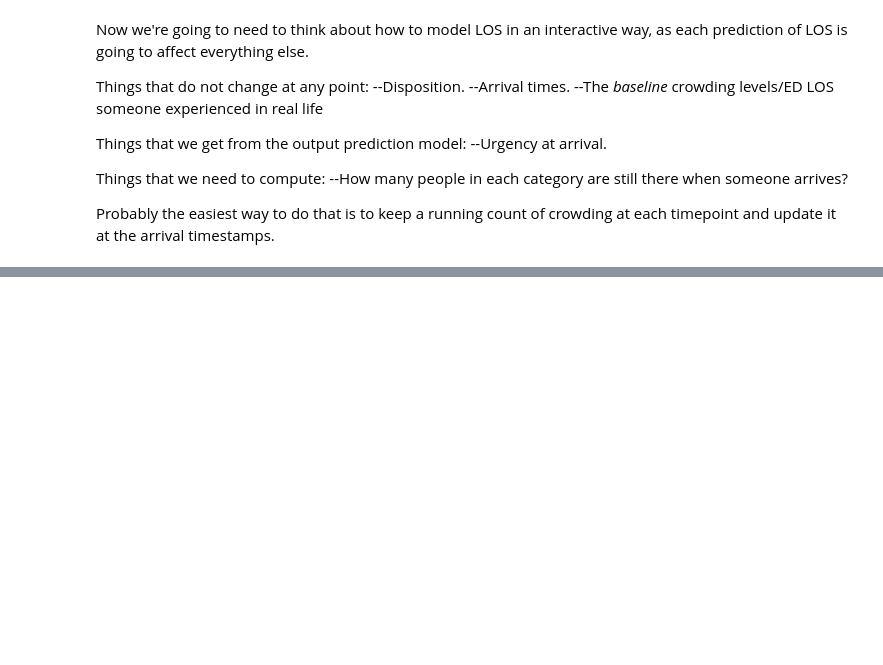
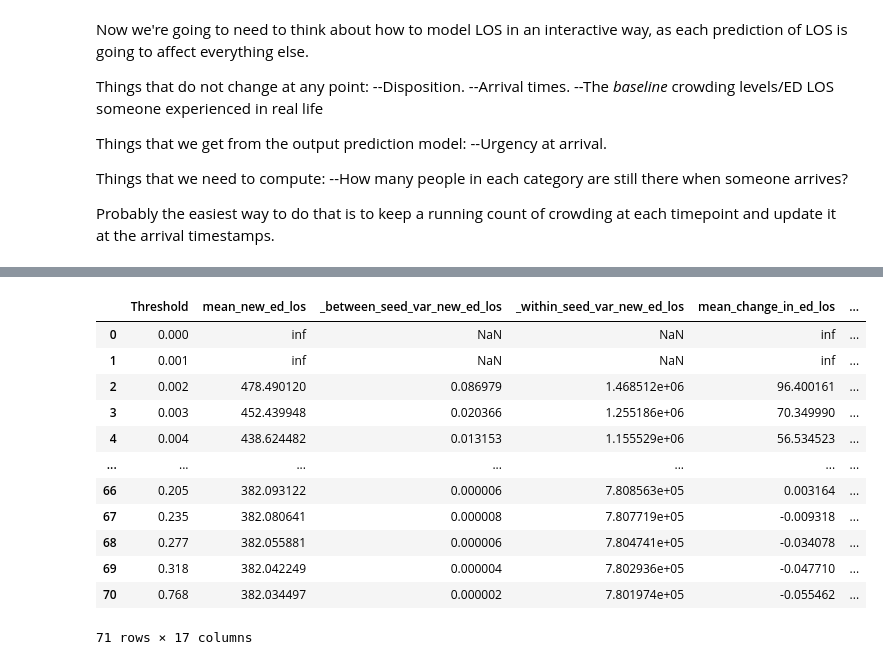
Before and after one commit to hcoggan/decompensation-prediction, a Jupyter notebook: bch-extract-general-crowding-effects.ipynb, the cells around one changed output, grey strips where cells are left out. Saved outputs shown, nothing was run; the diff lists cells and outputs as text; code cells hidden in the pictures; blank space fills up the shorter version.

```diff
--- a/bch-extract-general-crowding-effects.ipynb
+++ b/bch-extract-general-crowding-effects.ipynb
@@ -1141,0 +1549,18 @@ sim_results.to_csv("sim-results.csv")
+# %%
+overall_results = pd.read_csv(save_filepath + "outputs/overall-sim-results.csv", index_col=0)
+
+overall_results
+# %% [output]
+|  | Threshold | mean_new_ed_los | _between_seed_var_new_ed_los | _within_seed_var_new_ed_los | mean_change_in_ed_los | ... |
+| 0 | 0.000 | inf | NaN | NaN | inf | ... |
+| 1 | 0.001 | inf | NaN | NaN | inf | ... |
+| 2 | 0.002 | 478.490120 | 0.086979 | 1.468512e+06 | 96.400161 | ... |
+| 3 | 0.003 | 452.439948 | 0.020366 | 1.255186e+06 | 70.349990 | ... |
+| 4 | 0.004 | 438.624482 | 0.013153 | 1.155529e+06 | 56.534523 | ... |
+| ... | ... | ... | ... | ... | ... | ... |
+| 66 | 0.205 | 382.093122 | 0.000006 | 7.808563e+05 | 0.003164 | ... |
+| 67 | 0.235 | 382.080641 | 0.000008 | 7.807719e+05 | -0.009318 | ... |
+| 68 | 0.277 | 382.055881 | 0.000006 | 7.804741e+05 | -0.034078 | ... |
+| 69 | 0.318 | 382.042249 | 0.000004 | 7.802936e+05 | -0.047710 | ... |
+| 70 | 0.768 | 382.034497 | 0.000002 | 7.801974e+05 | -0.055462 | ... |
+71 rows × 17 columns
```
Also changed, not shown: parts of 12 cells of this notebook, 5 other files.
